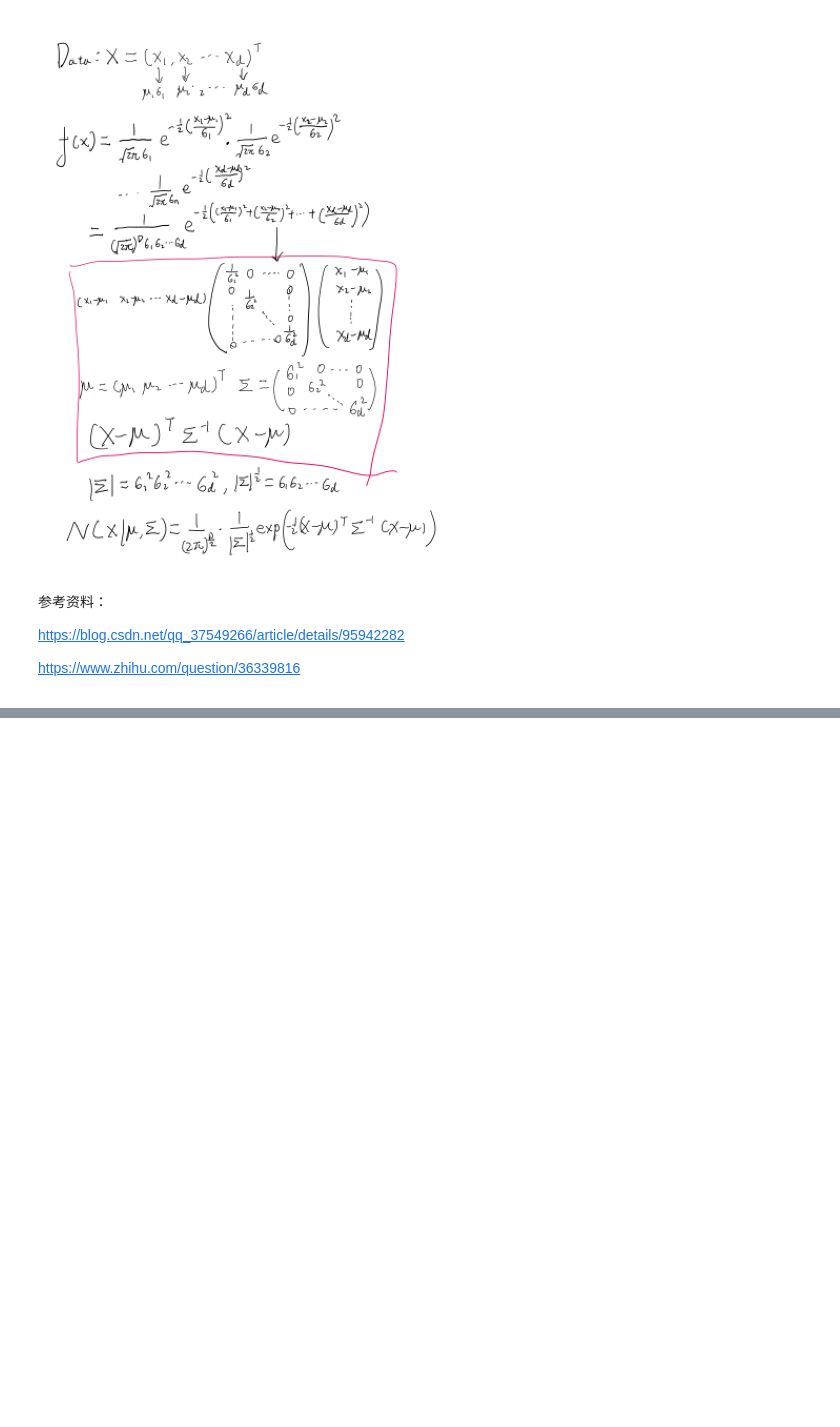
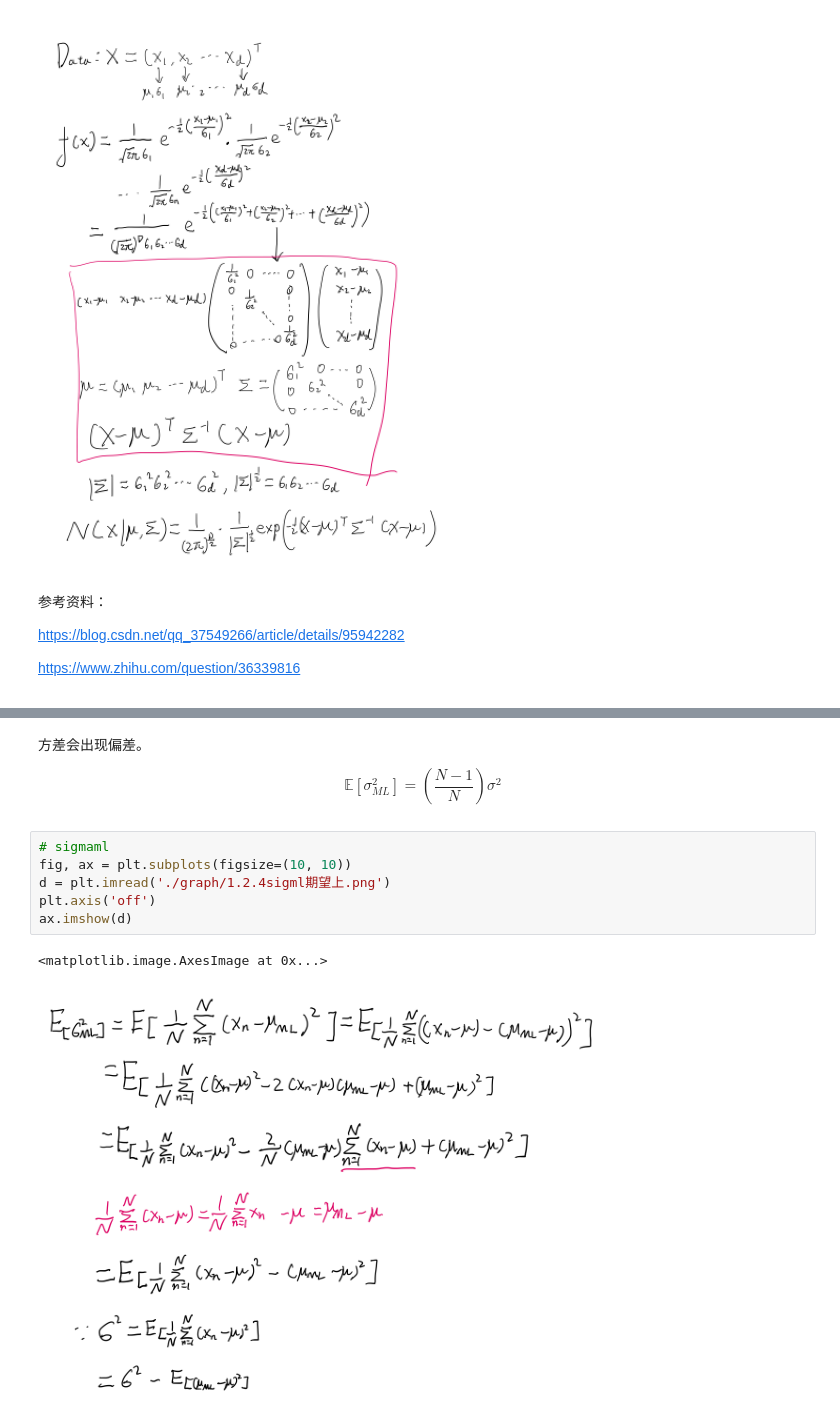
Before and after one commit to jiangyiqun233/PRML_learning, a Jupyter notebook: PRML_formula/1.绪论.ipynb, the cells around one changed output, grey strips where cells are left out. Saved outputs shown, nothing was run; the diff lists cells and outputs as text; blank space fills up the shorter version.

```diff
--- a/PRML_formula/1.绪论.ipynb
+++ b/PRML_formula/1.绪论.ipynb
@@ -355,0 +398,14 @@ https://www.zhihu.com/question/36339816
+# %% [markdown]
+方差会出现偏差。<p>
+     $$
+\mathbb{E}\left[\sigma_{M L}^{2}\right]=\left(\frac{N-1}{N}\right) \sigma^{2} \tag{1.58}
+$$
+# %%
+# sigmaml
+fig, ax = plt.subplots(figsize=(10, 10))
+d = plt.imread('./graph/1.2.4sigml期望上.png')
+plt.axis('off')
+ax.imshow(d)
+# %% [output]
+<matplotlib.image.AxesImage at 0x...>
+[figure, added]
```
Also changed, not shown: parts of 8 cells of this notebook, 5 other files.
